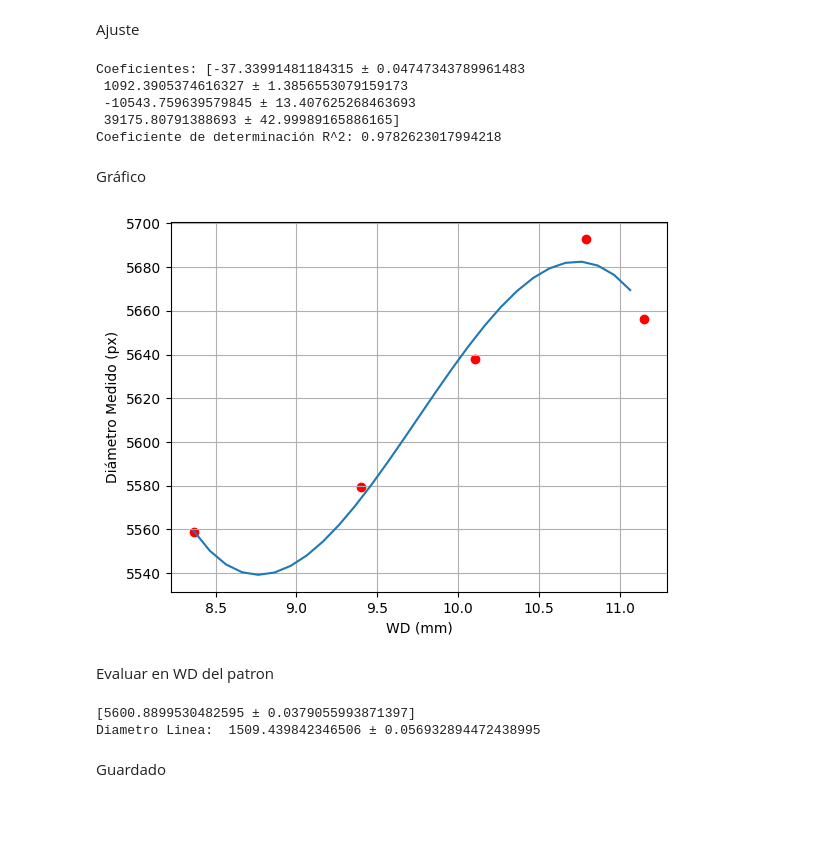
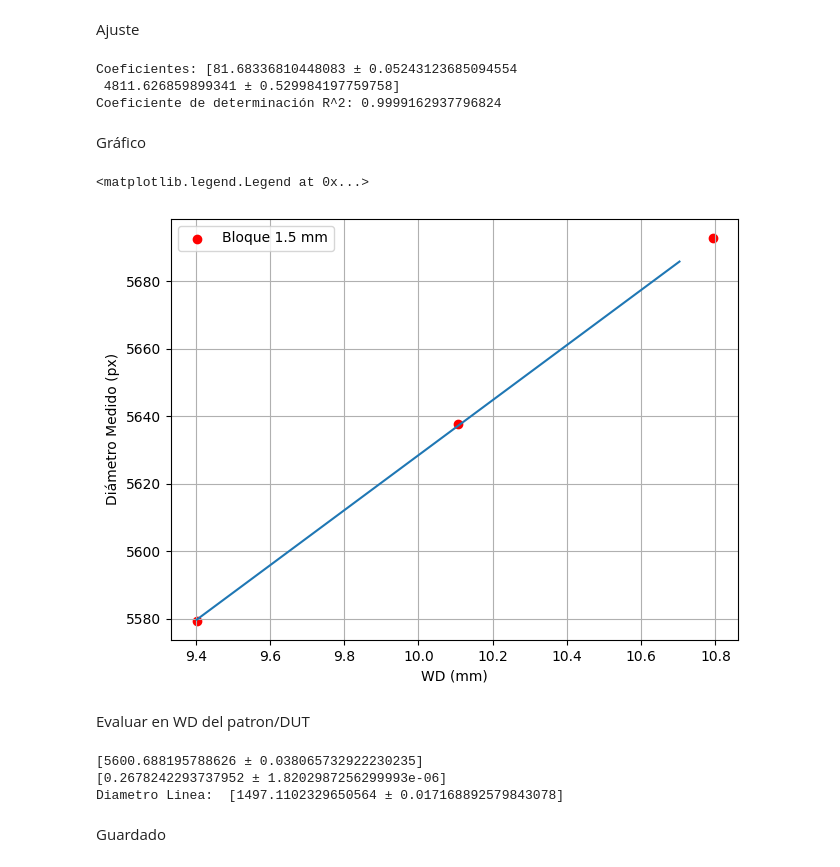
Before and after one commit to MartinMusumano/Medicion_lineas_RF, a Jupyter notebook: Ajuste_WD.ipynb, the cells around one changed output. Saved outputs shown, nothing was run; the diff lists cells and outputs as text; code cells hidden in the pictures; blank space fills up the shorter version.

```diff
--- a/Ajuste_WD.ipynb
+++ b/Ajuste_WD.ipynb
@@ -12,10 +8,16 @@ u_pixels = np.array([0.049, 0.0466, 0.05468, 0.05338, 0.0578])#, 0.05718]) * np.
+# %%
+# WD = np.array([13.072,11.153,10.792,10.107,9.403,8.364])
+# pixels = np.array([5642.95, 5656.04, 5692.85, 5637.80, 5579.40, 5558.57], dtype=float)
+# u_pixels = np.array([0.053, 0.056, 0.052, 0.056, 0.051, 0.049])
+
+WD = np.array([10.792,10.107,9.403])
+pixels = np.array([ 5692.85, 5637.80, 5579.40], dtype=float)
+u_pixels = np.array([0.052, 0.056, 0.051])
 # %% [markdown]
 Ajuste
 # %%
-ORDEN = 3
+ORDEN = 1
 # %%
-from metas_unclib import *
-
 WD_u = [ufloat(v) for v in WD]
 pixels_u = [ufloat(v, u) for v, u in zip(pixels, u_pixels)]
 
@@ -27,34 +29,36 @@ r2 = r2_score(pixels, get_value(model_vals))
 print("Coeficientes:", model)
 print("Coeficiente de determinación R^2:", r2)
 # %% [output]
-Coeficientes: [-37.33991481184315 ± 0.04747343789961483
- 1092.3905374616327 ± 1.3856553079159173
- -10543.759639579845 ± 13.407625268463693
- 39175.80791388693 ± 42.99989165886165]
-Coeficiente de determinación R^2: 0.9782623017994218
+Coeficientes: [81.68336810448083 ± 0.05243123685094554
+ 4811.626859899341 ± 0.529984197759758]
+Coeficiente de determinación R^2: 0.9999162937796824
 # %% [markdown]
 Gráfico
 # %%
 x = np.arange(WD.min(), WD.max(), 0.1)
-x2 = ufloatarray(x, np.zeros((len(x), len(x))) )
-y = unumlib.polyval(model, x2)
+x_ = ufloatarray(x, np.zeros((len(x), len(x))) )
+
+y = unumlib.polyval(model, x_)
 
 mens = np.array(get_value(y))
 unc = np.array(get_stdunc(y))
 
 fig, ax = plt.subplots()
+plt.tight_layout()
 ax.plot(x, mens)
 ax.fill_between(x, mens-unc, mens+unc ,alpha=0.3)
-ax.scatter(WD, pixels, c='r')
+ax.scatter(WD, pixels, c='r', label='Bloque 1.5 mm')
 ax.set_xlabel('WD (mm)')
 ax.set_ylabel('Diámetro Medido (px)')
 ax.grid()
+ax.legend()
 # %% [output]
+<matplotlib.legend.Legend at 0x...>
-[figure, old version]
+[figure, new version]
 # %% [markdown]
-Evaluar en WD del patron
+Evaluar en WD del patron/DUT
 # %%
-# Definir
+# CASO 1: Barrido en DUT
 wd_pat = 9.65993
 peso_pixel = ufloat(0.2695, 1e-05)
 
@@ -63,9 +67,24 @@ diam = peso_pixel * diam_ajustado[0]
 
 print(diam_ajustado)
 print("Diametro Linea: ", diam)
-# %% [output]
-[5600.8899530482595 ± 0.0379055993871397]
-Diametro Linea:  1509.439842346506 ± 0.056932894472438995
+# %%
+# CASO 2: Barrido en Patron
+wd_dut = 9.66
+pixels_dut = ufloat(5589.8984063745, 0.0516336944131006)
+
+ancho_ajustado = unumlib.polyval(model, [wd_dut])
+
+peso_pixel = 1500/ancho_ajustado
+
+diam = peso_pixel * pixels_dut
+
+print(ancho_ajustado)
+print(peso_pixel)
+print("Diametro Linea: ", diam)
+# %% [output]
+[5600.688195788626 ± 0.038065732922230235]
+[0.2678242293737952 ± 1.8202987256299993e-06]
+Diametro Linea:  [1497.1102329650564 ± 0.017168892579843078]
 # %% [markdown]
 Guardado
 # %%
```
Also changed, not shown: parts of 3 cells of this notebook, 1 other file.
